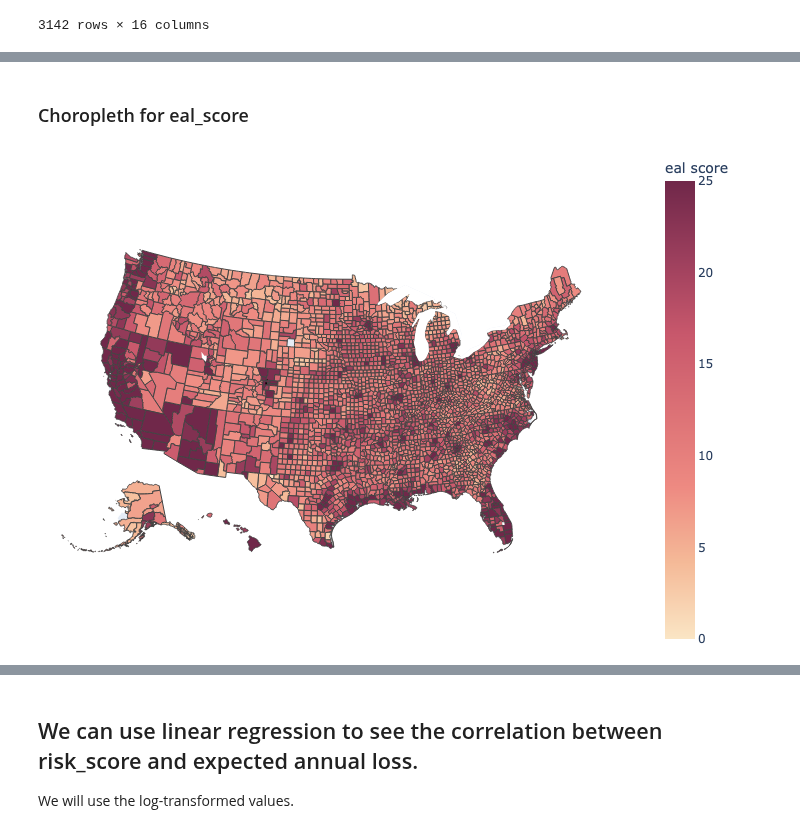
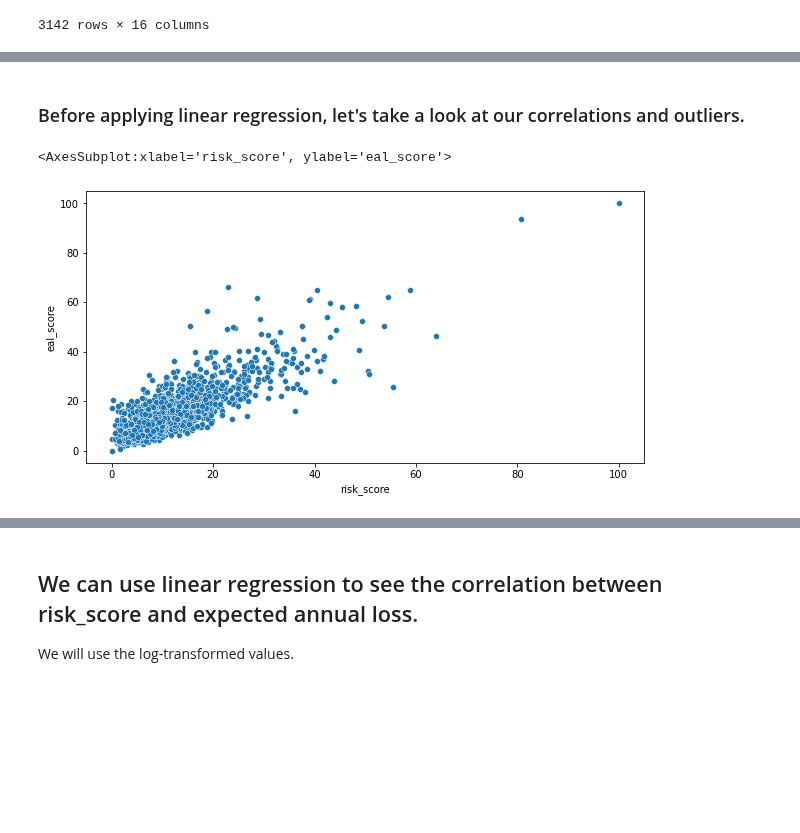
Before and after one commit to tyler-le/Natural-Disaster-Analysis, a Jupyter notebook: EDACheckpointGroup013-Wi22.ipynb, the cells around one changed output, grey strips where cells are left out. Saved outputs shown, nothing was run; the diff lists cells and outputs as text; code cells hidden in the pictures; blank space fills up the shorter version.

```diff
--- a/EDACheckpointGroup013-Wi22.ipynb
+++ b/EDACheckpointGroup013-Wi22.ipynb
@@ -168,15 +183,7 @@ Image(filename='images/risk_choropleth.png')
-# %% [markdown]
-### Choropleth for eal_score
-# %%
-fig = px.choropleth(df_nri, geojson=counties, locations='fips', color='eal_score',
-                           color_continuous_scale="Burgyl",
-                           range_color=(0, 25),
-                           scope="usa",
-                           labels={'eal_score':'eal score'}
-                          )
-fig.update_layout(margin={"r":0,"t":0,"l":0,"b":0})
-
-fig.write_image("images/eal_choropleth.png")
-Image(filename='images/eal_choropleth.png')
-# %% [output]
-[figure, removed]
+# %% [markdown]
+### Before applying linear regression, let's take a look at our correlations and outliers.
+# %%
+sns.scatterplot(x = 'risk_score', y = 'eal_score', data = df_nri)
+# %% [output]
+<AxesSubplot:xlabel='risk_score', ylabel='eal_score'>
+[figure, added]
```
Also changed, not shown: parts of 25 cells of this notebook, 1 other file.
